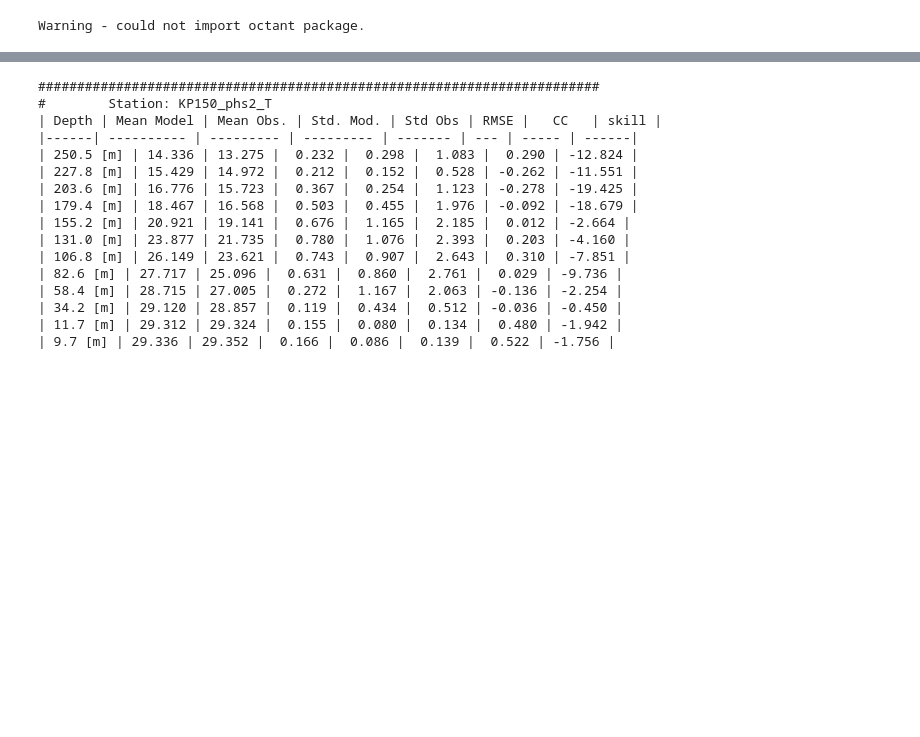
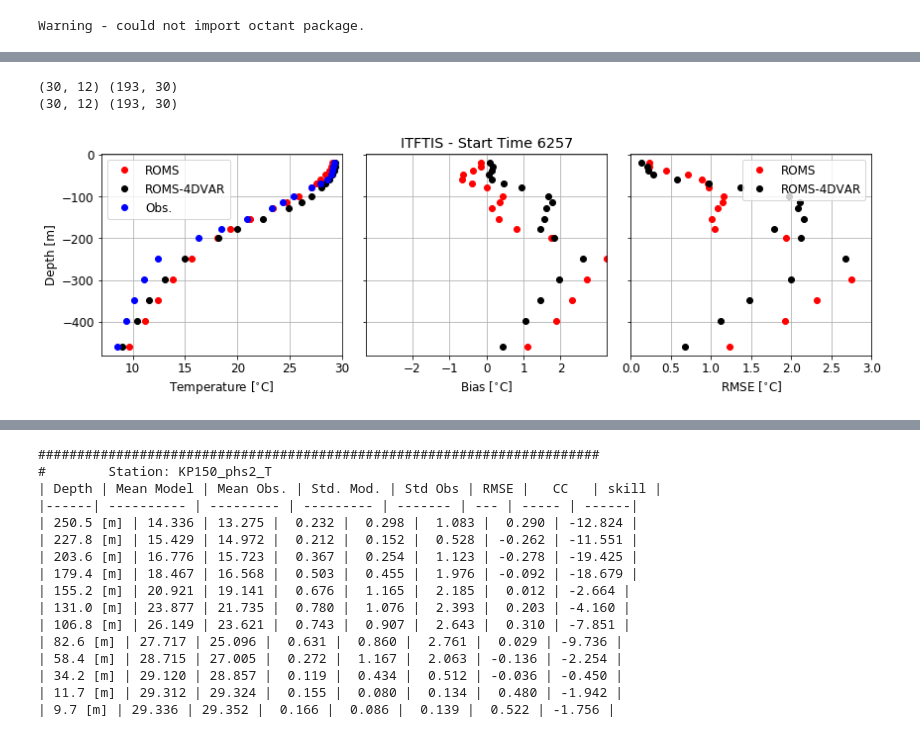
Before and after one commit to mrayson/roms_4dvar_browsebasin, a Jupyter notebook: NOTEBOOKS/compare_roms_insitu_temp.ipynb, the cells around one changed output, grey strips where cells are left out. Drawn from its saved outputs; the diff is of its cells as text; code cells hidden in the pictures; blank space fills up the shorter version.

Commit message:
updated validation notebook

```diff
--- a/NOTEBOOKS/compare_roms_insitu_temp.ipynb
+++ b/NOTEBOOKS/compare_roms_insitu_temp.ipynb
@@ -302,0 +437,52 @@ compare_imos_suntans_temp(None, None, stationT, None, 'ROMS Phase 0 ', t1,t2, mo
+# %%
+days = range(6241,6333,4)
+romsfiles = ['/scratch/pawsey0219/ijanekovic/ROMS_CYCLE/outputs/sta_ver_{}.nc'.format(dd) for dd in days]
+romsfiles_da = ['/scratch/pawsey0219/ijanekovic/ROMS_CYCLE/outputs/sta_{}.nc'.format(dd) for dd in days]
+
+
+fileno = 4
+romsfile = romsfiles[fileno]
+romsfile_da = romsfiles_da[fileno]
+
+stationT = 'ITFTIS'
+xyin = np.array([sites['lon'][stationT], sites['lat'][stationT]])
+
+### Data loading varies between sites
+#Tfile = '../DATA/IMOS_Stack_Mooring_ITFTIS_201607_TEMP_60s.nc' # The first few cycles are in this folder
+Tfile = '../DATA/IMOS_Stack_Mooring_ITFTIS_201702_TEMP_60s.nc'
+dso = xr.open_dataset(Tfile)
+Tobsraw = om.OceanMooring(dso.TIME.values, dso.TEMP.values, dso.NOMINAL_DEPTH.values)
+zobs = -Tobsraw.Z
+
+# Load the file w/out DA
+romsvar = 'temp'
+Tmod = get_roms_station(romsfile, romsvar, xyin, zobs)
+
+
+t1, t2, dt = Tmod.t[0],Tmod.t[-1], (Tmod.t[1] - Tmod.t[0]).astype(float)*1e-9
+
+#Tobsraw = om.from_netcdf(Tfile, 'TEMP', group=None).clip(t1,t2)
+Tobs = Tobsraw.clip(t1,t2).resample(dt,ndt=1)
+
+#
+Tmod_da = get_roms_station_da(romsfile_da, romsvar, xyin, zobs, cycle=0)
+
+
+
+mo_T = ModVsObs(Tmod.t, Tmod.y, Tobs.t, Tobs.y, \
+            Z=-zobs, units='degC', varname='romsvar', interpmodel=False)
+
+mo_T_da = ModVsObs(Tmod_da.t, Tmod_da.y, Tobs.t, Tobs.y, \
+            Z=-zobs, units='degC', varname='romsvar', interpmodel=False)
+
+####
+plt.figure(figsize=(12,4))
+titlestr = '{} - Start Time {}'.format(stationT, days[fileno])
+plot_da(mo_T, mo_T_da, titlestr)
+
+outfile = '../FIGURES/InSitu_T_validation_4Dvar_{}_{}.png'.format(stationT, days[fileno])
+plt.savefig(outfile, dpi=150)
+# %% [output]
+(30, 12) (193, 30)
+(30, 12) (193, 30)
+[figure, added]
```
Also changed, not shown: parts of 12 cells of this notebook.
